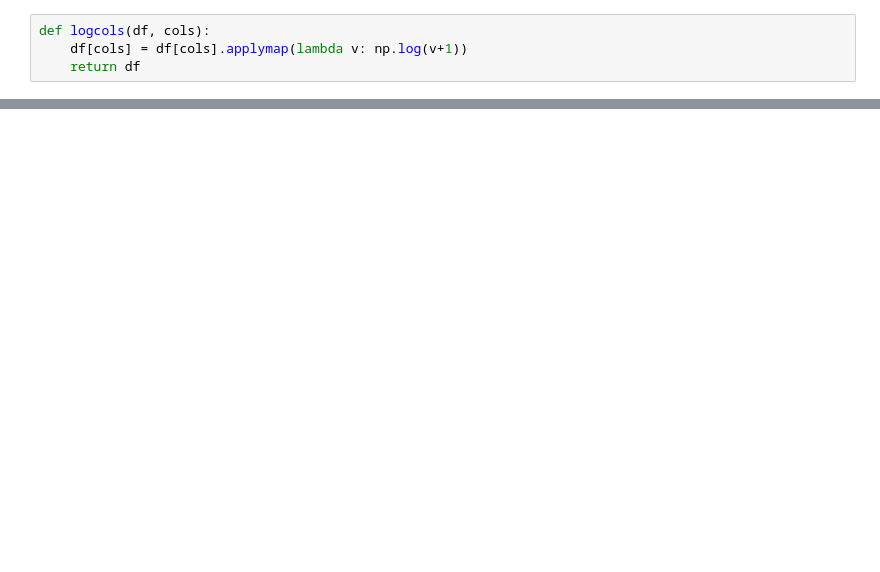
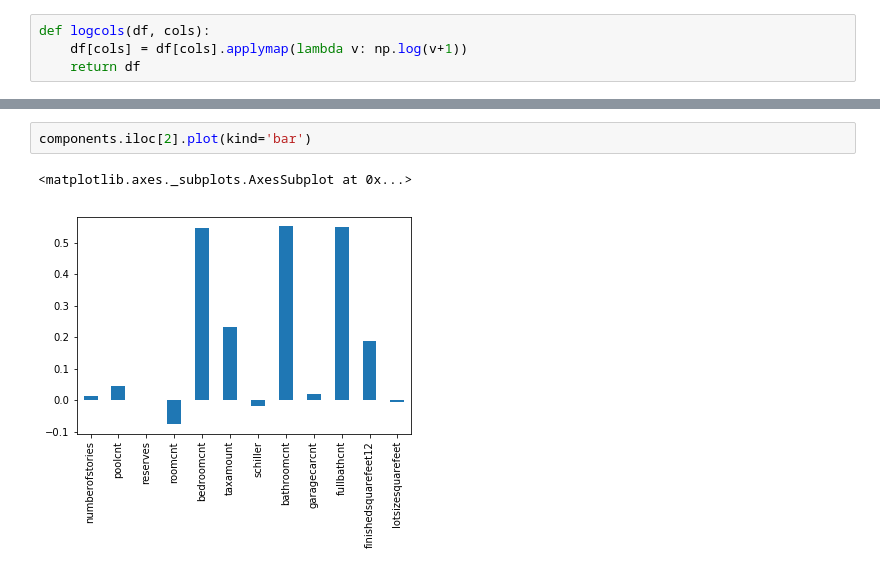
Before and after one commit to xiaowei1234/machine-learning, a Jupyter notebook: projects/capstone/analysis/cleaned data eda 2.ipynb, the cells around one changed output, grey strips where cells are left out. Saved outputs shown, nothing was run; the diff lists cells and outputs as text; blank space fills up the shorter version.

```diff
--- a/projects/capstone/analysis/cleaned data eda 2.ipynb
+++ b/projects/capstone/analysis/cleaned data eda 2.ipynb
@@ -39,0 +80,5 @@ df_normal = df.pipe(logcols, cols=['taxamount', 'garagecarcnt', 'finishedsquaref
+# %%
+components.iloc[2].plot(kind='bar')
+# %% [output]
+<matplotlib.axes._subplots.AxesSubplot at 0x...>
+[figure, added]
```
Also changed, not shown: parts of 10 cells of this notebook, 4 other files.
